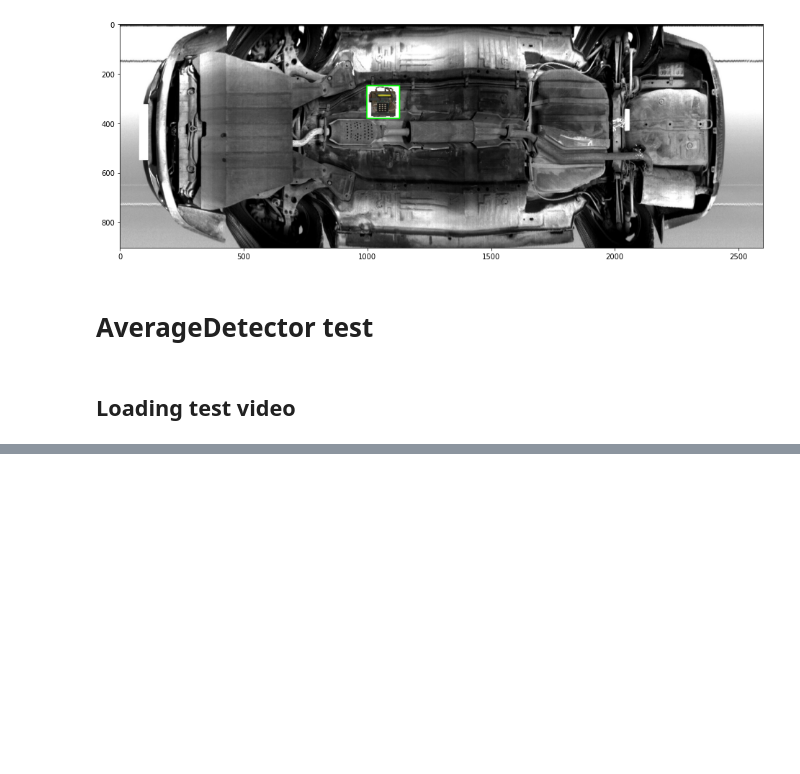
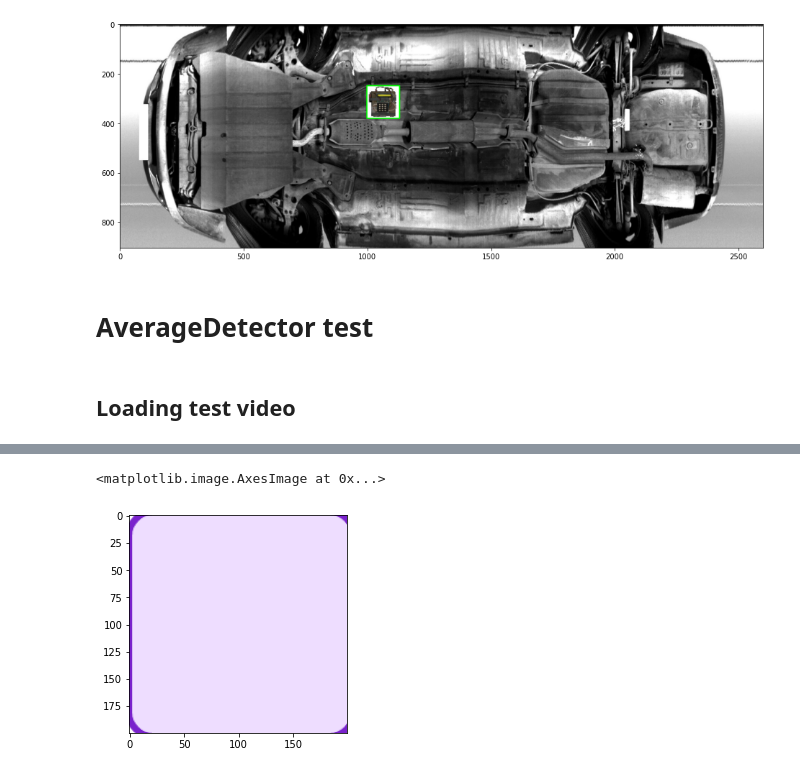
Before and after one commit to m1kol/vehicle-bomb-detection, a Jupyter notebook: notebooks/motion_detection.ipynb, the cells around one changed output, grey strips where cells are left out. Drawn from its saved outputs; the diff is of its cells as text; code cells hidden in the pictures; blank space fills up the shorter version.

```diff
--- a/notebooks/motion_detection.ipynb
+++ b/notebooks/motion_detection.ipynb
@@ -205,0 +168,2 @@ plt.show()
+# %%
+foreground_rect = foreground_rect[25:225, 25:225]
@@ -205,0 +179,5 @@ plt.show()
+# %%
+plt.imshow(foreground_rect)
+# %% [output]
+<matplotlib.image.AxesImage at 0x...>
+[figure, added]
```
Also changed, not shown: parts of 81 cells of this notebook.
